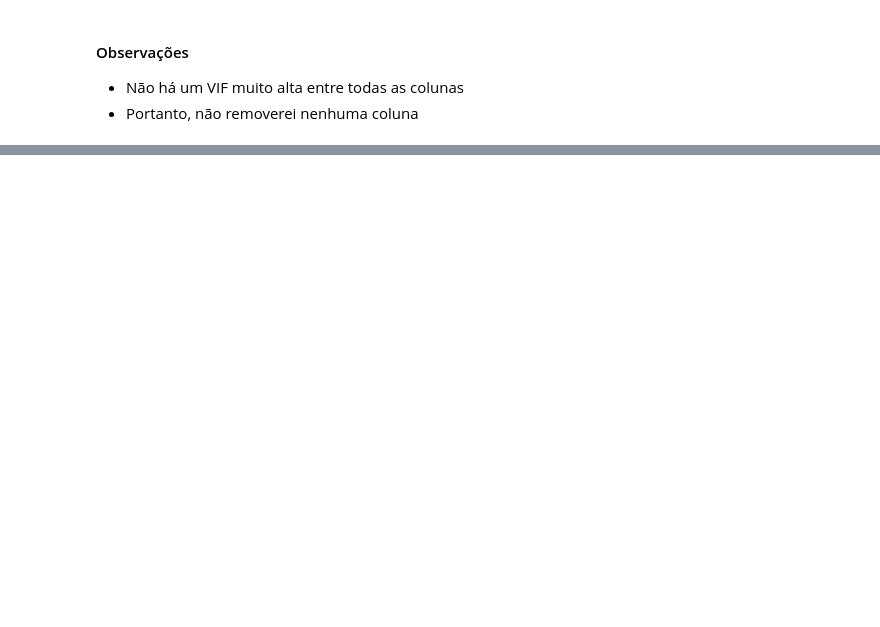
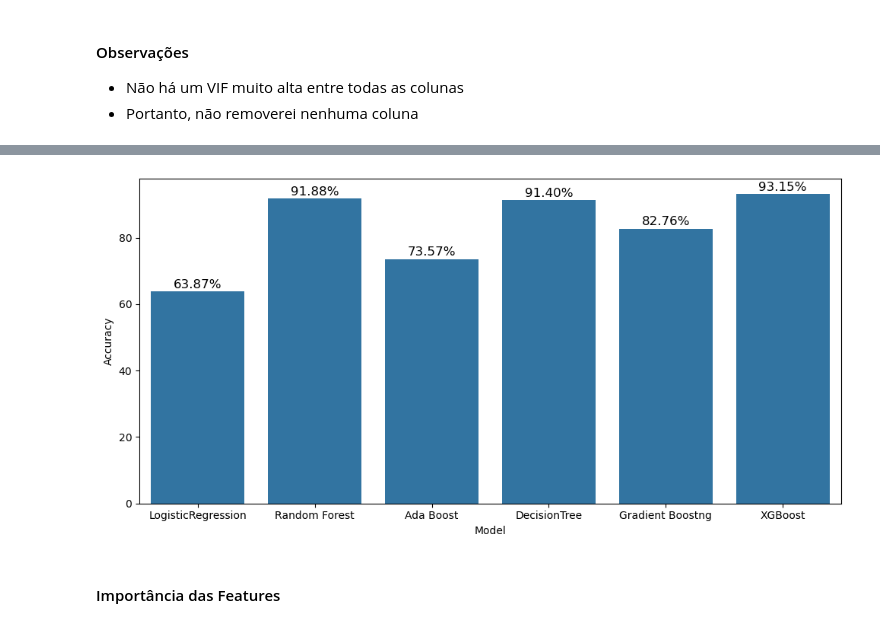
Before and after one commit to RodrigoD4v/Deteccao-de-Fraude-ML, a Jupyter notebook: notebooks/deteccao_fraudes_pagamentos.ipynb, the cells around one changed output, grey strips where cells are left out. Drawn from its saved outputs; the diff is of its cells as text; code cells hidden in the pictures; blank space fills up the shorter version.

```diff
--- a/notebooks/deteccao_fraudes_pagamentos.ipynb
+++ b/notebooks/deteccao_fraudes_pagamentos.ipynb
@@ -403,0 +457,7 @@ factor
+# %%
+scaler = StandardScaler()
+
+X_scaled = scaler.fit_transform(X_smote)
+# %%
+X_train, X_test, y_train, y_test = train_test_split(X_scaled, y_smote, test_size=0.2, random_state=42)
+X_train.shape, X_test.shape, y_train.shape, y_test.shape
@@ -403,0 +480,22 @@ factor
+# %%
+index = 0
+ac = []
+
+for index, model in enumerate(models):
+  model.fit(X_train, y_train)
+  pred = model.predict(X_test)
+  accuracy = accuracy_score(y_test, pred)
+  ac.append(accuracy)
+  cm = confusion_matrix(y_test, pred)
+
+
+  print(f'{names[index]} accuracy: {accuracy}')
+  print(classification_report(y_test, pred))
+
+  plt.figure(figsize=(4,4))
+  sns.heatmap(cm, annot=True, fmt='d', cbar=False)
+  plt.xlabel('Previsão')
+  plt.ylabel('Real')
+  plt.title('Matriz de confusão')
+  plt.show()
+  print('-'*60)
@@ -403,0 +578,4 @@ factor
+# %%
+ac_df = pd.DataFrame({'Model': names, 'Accuracy': ac})
+ac_df['Accuracy'] = ac_df['Accuracy']*100
+ac_df
@@ -403,0 +590,13 @@ factor
+# %%
+plt.subplots(figsize=(10,5))
+sns.barplot(ac_df, x= 'Model', y = 'Accuracy')
+
+for index, value in enumerate(ac):
+    plt.text(index, value * 100 + 1, f"{value * 100:.2f}%", ha='center', fontsize=12)
+
+plt.tight_layout()
+plt.show()
+# %% [output]
+[figure, added]
+# %% [markdown]
+#### Importância das Features
```
Also changed, not shown: parts of 20 cells of this notebook.
